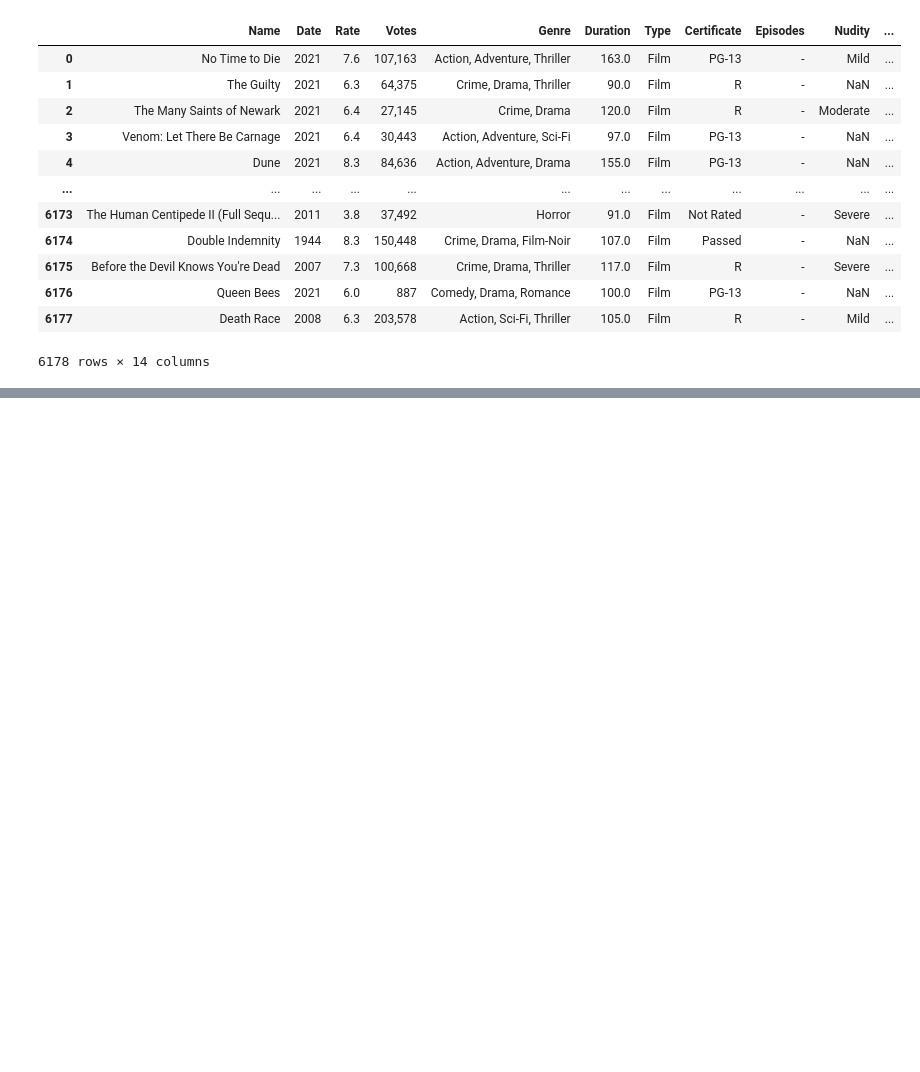
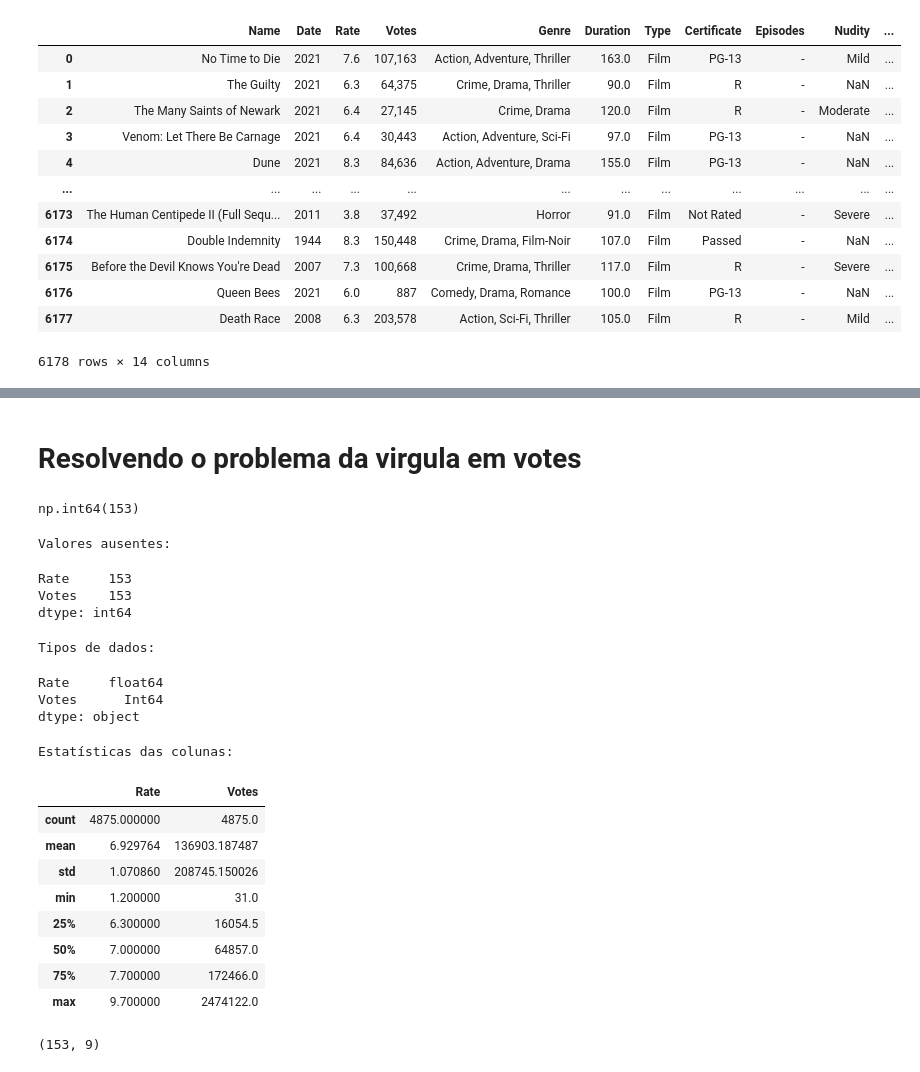
Before and after one commit to Alex-Olv/LP5Revisao, a Jupyter notebook: notebooks/tratamento_imdb.ipynb, the cells around one changed output, grey strips where cells are left out. Saved outputs shown, nothing was run; the diff lists cells and outputs as text; code cells hidden in the pictures; blank space fills up the shorter version.

```diff
--- a/notebooks/tratamento_imdb.ipynb
+++ b/notebooks/tratamento_imdb.ipynb
@@ -30,0 +213,19 @@ print("Dimensões após remover duplicatas:", df.shape)
+# %%
+import numpy as np
+
+# Substituindo textos que representam valores ausentes
+df_limpo_imdb = df_limpo_imdb.replace({
+    'Rate': {'No Rate': np.nan},
+    'Votes': {'No Votes': np.nan}
+})
+# %%
+#convertendo as colunas para valores numericos
+df_limpo_imdb['Rate'] = pd.to_numeric(
+    df_limpo_imdb['Rate'],
+    errors='coerce'
+)
+
+df_limpo_imdb['Votes'] = pd.to_numeric(
+    df_limpo_imdb['Votes'],
+    errors='coerce'
+)
@@ -30,0 +254,59 @@ print("Dimensões após remover duplicatas:", df.shape)
+# %% [markdown]
+# Resolvendo o problema da virgula em votes
+# %%
+# Recuperando os valores originais de Votes
+df_limpo_imdb['Votes'] = (
+    df.loc[df_limpo_imdb.index, 'Votes']
+    .astype('string')
+    .str.replace(',', '', regex=False)
+)
+
+# Convertendo para numérico
+df_limpo_imdb['Votes'] = pd.to_numeric(
+    df_limpo_imdb['Votes'],
+    errors='coerce'
+).astype('Int64')
+# %%
+df_limpo_imdb['Rate'].isnull().sum()
+# %% [output]
+np.int64(153)
+# %%
+#Conferindo novamente
+print('Valores ausentes:')
+
+display(df_limpo_imdb[['Rate', 'Votes']].isnull().sum())
+
+print('\nTipos de dados:')
+
+display(df_limpo_imdb[['Rate', 'Votes']].dtypes)
+
+print('\nEstatísticas das colunas:')
+
+display(df_limpo_imdb[['Rate', 'Votes']].describe())
+# %% [output]
+Valores ausentes:
+Rate     153
+Votes    153
+dtype: int64
+Tipos de dados:
+Rate     float64
+Votes      Int64
+dtype: object
+Estatísticas das colunas:
+|  | Rate | Votes |
+| count | 4875.000000 | 4875.0 |
+| mean | 6.929764 | 136903.187487 |
+| std | 1.070860 | 208745.150026 |
+| min | 1.200000 | 31.0 |
+| 25% | 6.300000 | 16054.5 |
+| 50% | 7.000000 | 64857.0 |
+| 75% | 7.700000 | 172466.0 |
+| max | 9.700000 | 2474122.0 |
+# %%
+# Verificando registros sem Rate e Votes
+df_limpo_imdb[
+    df_limpo_imdb['Rate'].isnull() &
+    df_limpo_imdb['Votes'].isnull()
+].shape
+# %% [output]
+(153, 9)
```
Also changed, not shown: parts of 16 cells of this notebook.
